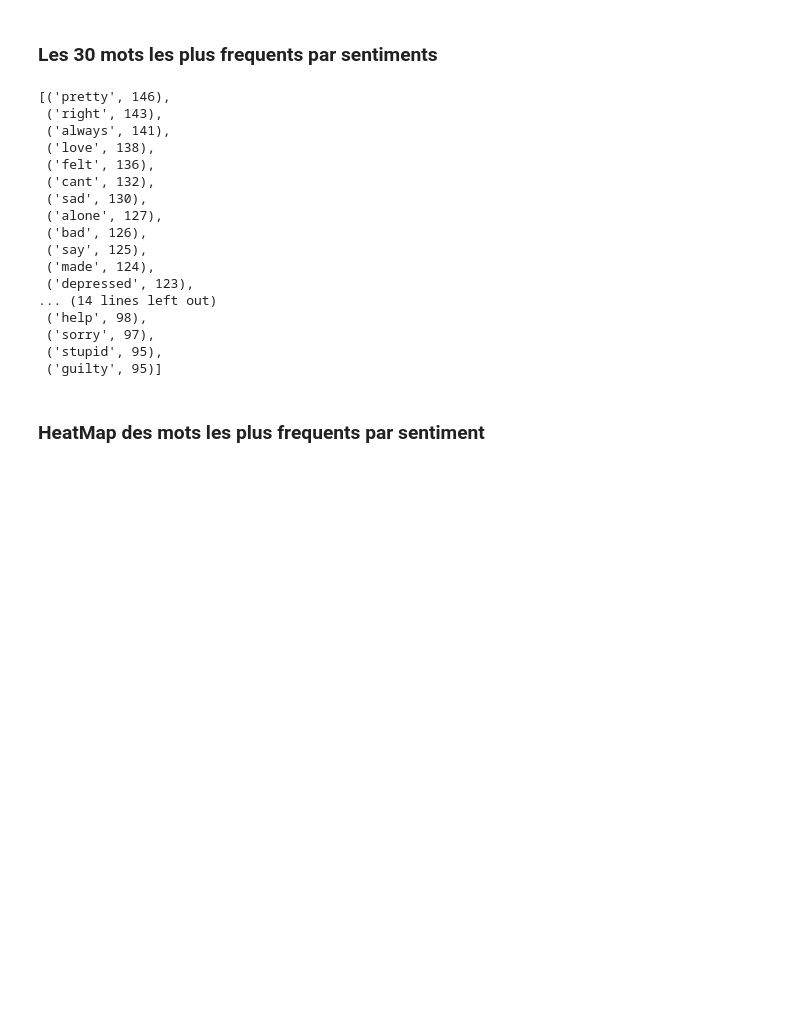
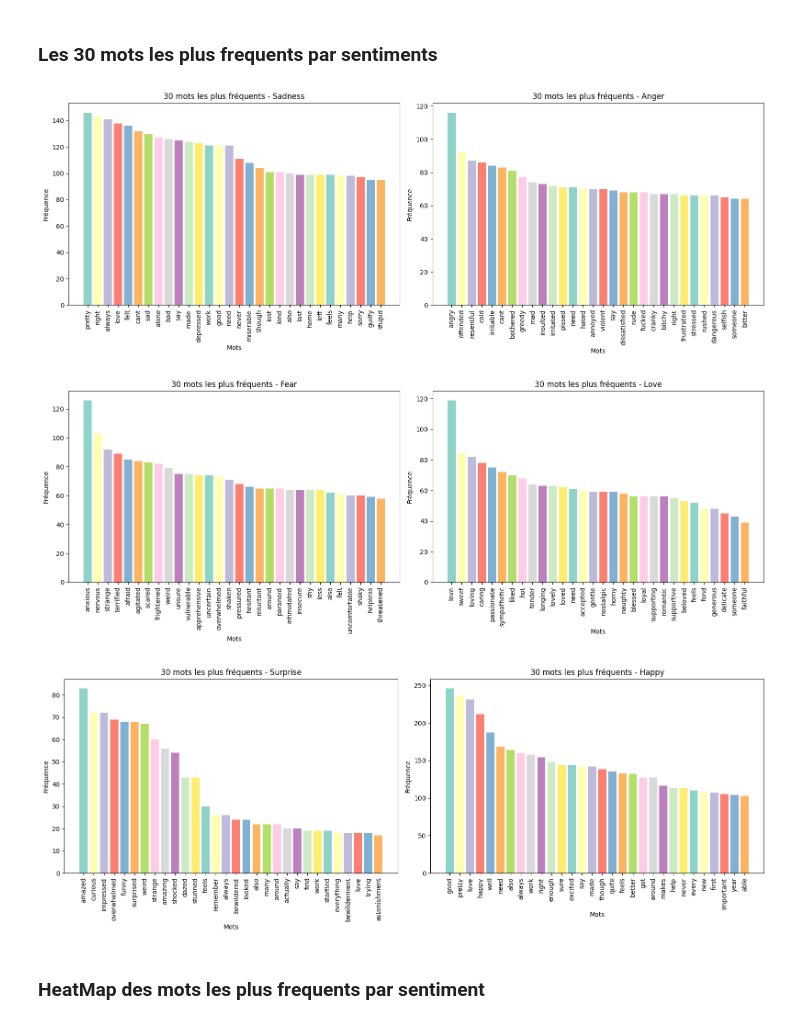
Before and after one commit to ForskyOnly/NLP, a Jupyter notebook: analysis.ipynb, the cells around one changed output. Drawn from its saved outputs; the diff is of its cells as text; code cells hidden in the pictures; blank space fills up the shorter version.

```diff
--- a/analysis.ipynb
+++ b/analysis.ipynb
@@ -93,26 +115,58 @@ for sentiment in sentiments:
     texts = df[df['Emotion'] == sentiment]['Text']
     top_mots = top_30_mots(texts)
     top_mots_par_sentiment[sentiment] = top_mots
-# %%
-top_mots_par_sentiment["sadness"]
-# %% [output]
-[('pretty', 146),
- ('right', 143),
- ('always', 141),
- ('love', 138),
- ('felt', 136),
- ('cant', 132),
- ('sad', 130),
- ('alone', 127),
- ('bad', 126),
- ('say', 125),
- ('made', 124),
- ('depressed', 123),
-... (14 lines left out)
- ('help', 98),
- ('sorry', 97),
- ('stupid', 95),
- ('guilty', 95)]
+# %%
+emotions1 = ["sadness", "anger"]
+emotions2 = ["fear", "love"]
+emotions3 = ["surprise", "happy"]
+
+fig1, axes1 = plt.subplots(nrows=1, ncols=2, figsize=(16, 6))
+
+for i, emotion in enumerate(emotions1):
+    top_mots_emotion = top_mots_par_sentiment[emotion]
+    df1 = pd.DataFrame(top_mots_emotion, columns=["Mots", "Fréquence"])
+    couleurs = sns.color_palette("Set3", len(df1))
+    axes1[i].bar(df1["Mots"], df1["Fréquence"], color=couleurs)
+    axes1[i].set_xlabel("Mots")
+    axes1[i].set_ylabel("Fréquence")
+    axes1[i].set_title(f"30 mots les plus fréquents - {emotion.capitalize()}")
+    axes1[i].tick_params(axis='x', rotation=90)
+
+fig1.tight_layout()
+
+fig2, axes2 = plt.subplots(nrows=1, ncols=2, figsize=(16, 6))
+
+for i, emotion in enumerate(emotions2):
+    top_mots_emotion = top_mots_par_sentiment[emotion]
+    df1 = pd.DataFrame(top_mots_emotion, columns=["Mots", "Fréquence"])
+    couleurs = sns.color_palette("Set3", len(df1))
+    axes2[i].bar(df1["Mots"], df1["Fréquence"], color=couleurs)
+    axes2[i].set_xlabel("Mots")
+    axes2[i].set_ylabel("Fréquence")
+    axes2[i].set_title(f"30 mots les plus fréquents - {emotion.capitalize()}")
+    axes2[i].tick_params(axis='x', rotation=90)
+
+fig2.tight_layout()
+
+fig3, axes3 = plt.subplots(nrows=1, ncols=2, figsize=(16, 6))
+
+for i, emotion in enumerate(emotions3):
+    top_mots_emotion = top_mots_par_sentiment[emotion]
+    df1 = pd.DataFrame(top_mots_emotion, columns=["Mots", "Fréquence"])
+    couleurs = sns.color_palette("Set3", len(df1))
+    axes3[i].bar(df1["Mots"], df1["Fréquence"], color=couleurs)
+    axes3[i].set_xlabel("Mots")
+    axes3[i].set_ylabel("Fréquence")
+    axes3[i].set_title(f"30 mots les plus fréquents - {emotion.capitalize()}")
+    axes3[i].tick_params(axis='x', rotation=90)
+
+fig3.tight_layout()
+
+plt.show()
+# %% [output]
+[figure, added]
+[figure, added]
+[figure, added]
 # %% [markdown]
 ### HeatMap des mots les plus frequents par sentiment
 # %%
```
Also changed, not shown: parts of 19 cells of this notebook, 1 other file.
